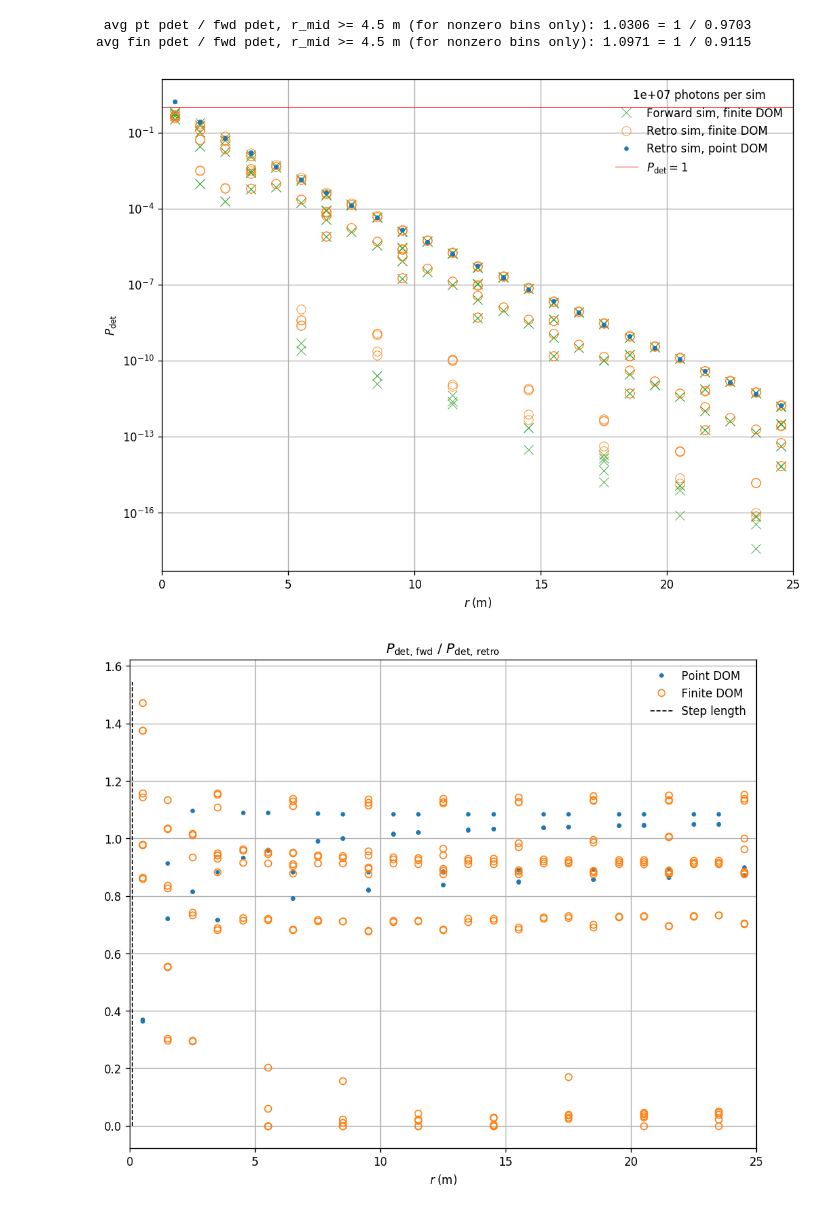
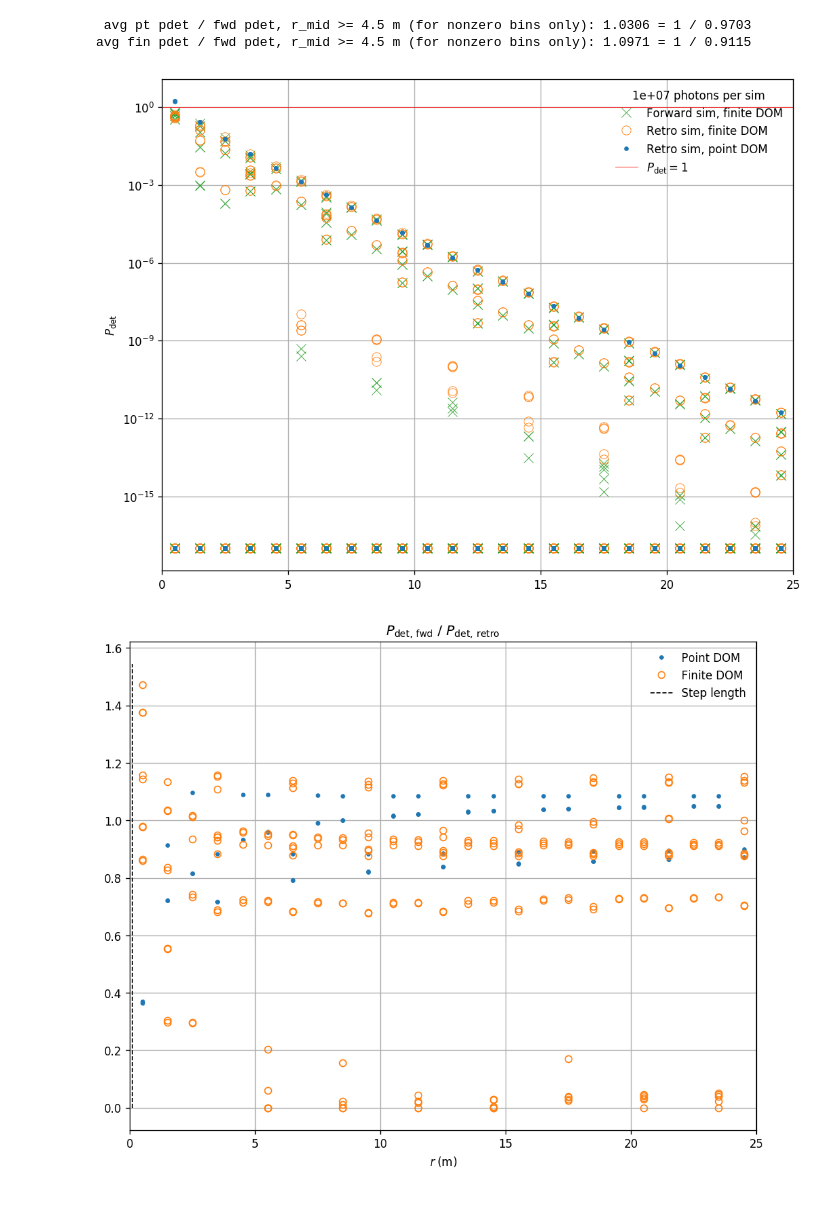
Before and after one commit to icecube/retro, a Jupyter notebook: notebooks/toy_sim_test_normalization.ipynb, the cells around one changed output. Cells and saved outputs as stored; diff of their text form; code cells hidden in the pictures.

```diff
--- a/notebooks/toy_sim_test_normalization.ipynb
+++ b/notebooks/toy_sim_test_normalization.ipynb
@@ -546,7 +603,7 @@ avg fin pdet / fwd pdet, r_mid >= 4.5 m (for nonzero bins only): 1.0971 = 1 / 0.
 # %%
 fig, ax = plt.subplots(1, 1, figsize=(10, 8), dpi=120)
 
-a_min = -np.inf
+a_min = 1e-17
 
 ax.plot(
     summary.r_mid, np.clip(summary.fwd_pdet, a_min, np.inf),
@@ -558,35 +615,35 @@ ax.plot(
     'o', mfc='none', mec='C1', mew=0.5, ms=8,
     label='Retro sim, finite DOM'
 )
 ax.plot(
     summary.r_mid, np.clip(summary.pt_pdet, a_min, np.inf),
     '.',  color='C0',
     label='Retro sim, point DOM'
 )
 xlim = [0, 25]
 ax.plot([0, xlim[1]], [1,1], 'r-', lw=0.5, label=r'$P_{\rm det}=1$')
 
 ylim = [0, ax.get_ylim()[1]]
 ax.set_ylabel(r'${P}_{\rm det}$')
 ax.legend(
     loc='best',
     frameon=False,
     title='{:.0e} photons per sim'.format(n_photons)
 )
-ax.set_xlabel('${}$'.format(binning.r.label))
+#ax.set_xlabel('${}$'.format(binning.r.label))
 ax.set_xlim(0, xlim[1])
 ax.set_yscale('log')
 ax.set_xlim(xlim)
 ax.grid(which='major', b=True)
 ax.grid(which='minor', b=True)
 
 fpath_base = join(outdir, 'pdet_retro_and_pdet_fwd_logy_' + fname_sfx)
 fig.savefig(fpath_base + '.pdf')
 fig.savefig(fpath_base + '.png')
 
 pass
 # %% [output]
-[figure, old version]
+[figure, new version]
 # %%
 fig, ax = plt.subplots(1, 1, figsize=(10, 8), dpi=120)
 ax.plot(
```
Also changed, not shown: parts of 34 cells of this notebook, 2 other files.
